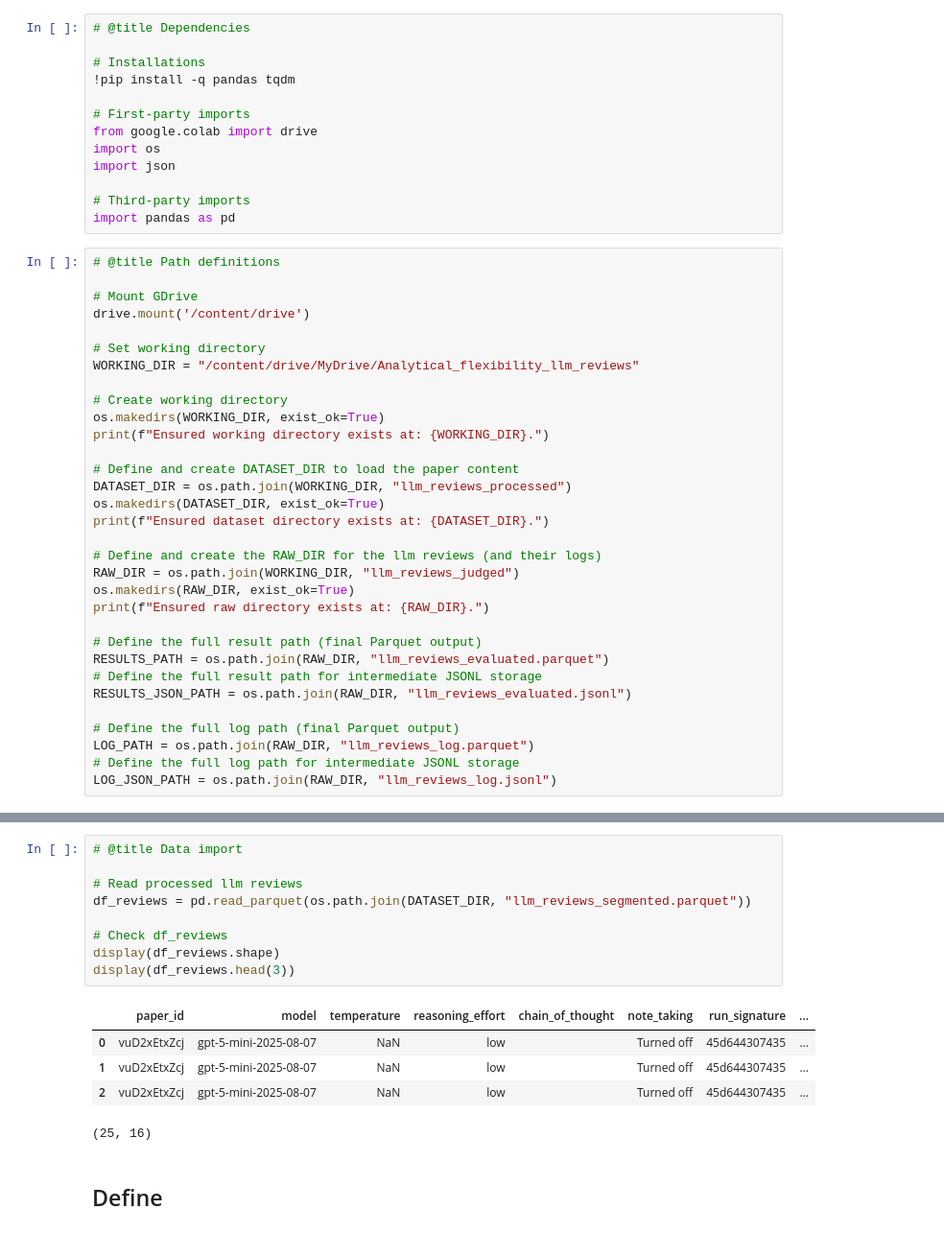
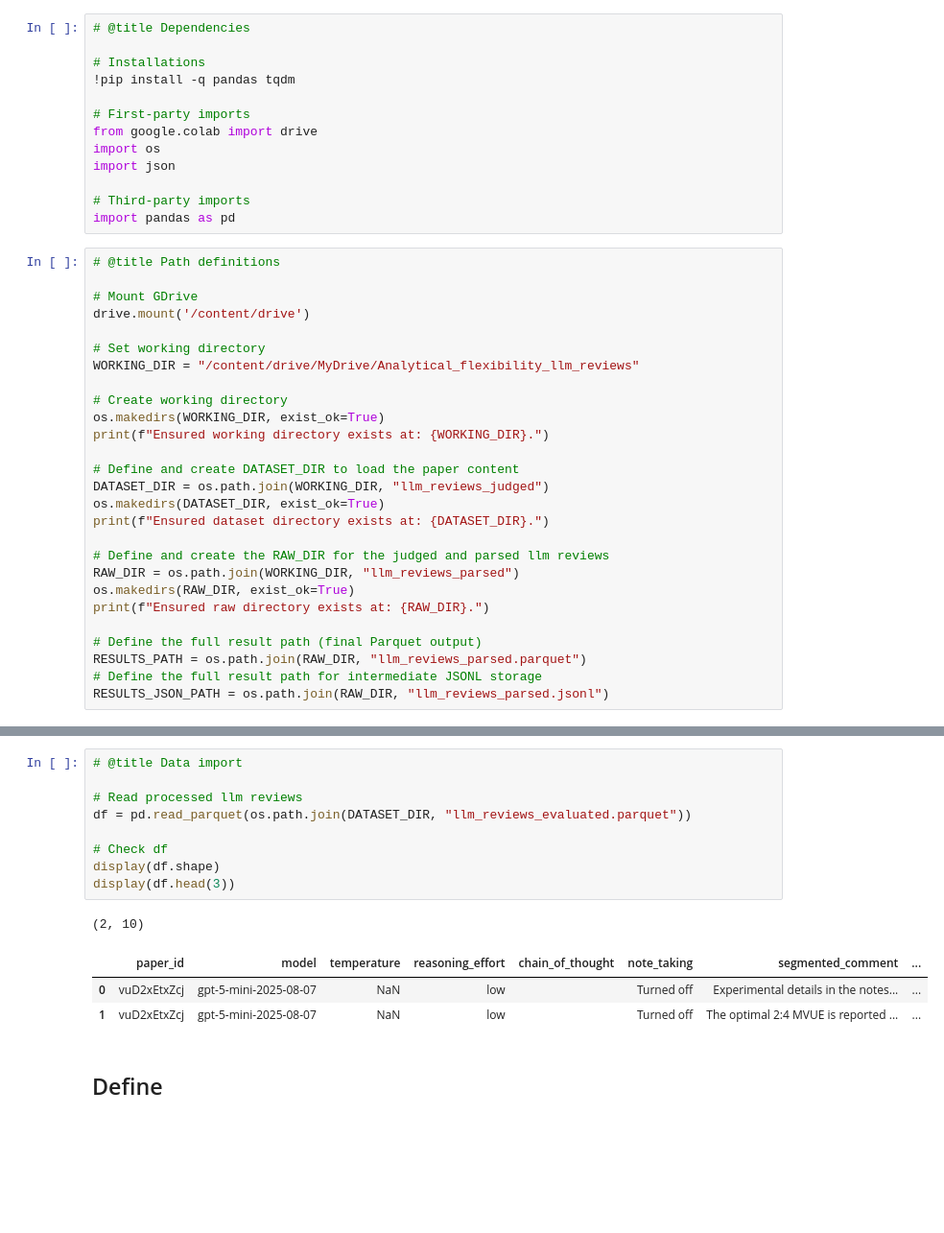
Before and after one commit to hiiamlars/analytical_flexibility_llm_reviews, a Jupyter notebook: data_generation/llm_review_post_processing.ipynb, the cells around one changed output, grey strips where cells are left out. Shown at 96% size. Cells and saved outputs as stored; diff of their text form; blank space fills up the shorter version.

```diff
--- a/data_generation/llm_review_post_processing.ipynb
+++ b/data_generation/llm_review_post_processing.ipynb
@@ -31,22 +31,17 @@ os.makedirs(WORKING_DIR, exist_ok=True)
 print(f"Ensured working directory exists at: {WORKING_DIR}.")
 
 # Define and create DATASET_DIR to load the paper content
-DATASET_DIR = os.path.join(WORKING_DIR, "llm_reviews_processed")
+DATASET_DIR = os.path.join(WORKING_DIR, "llm_reviews_judged")
 os.makedirs(DATASET_DIR, exist_ok=True)
 print(f"Ensured dataset directory exists at: {DATASET_DIR}.")
 
-# Define and create the RAW_DIR for the llm reviews (and their logs)
-RAW_DIR = os.path.join(WORKING_DIR, "llm_reviews_judged")
+# Define and create the RAW_DIR for the judged and parsed llm reviews
+RAW_DIR = os.path.join(WORKING_DIR, "llm_reviews_parsed")
 os.makedirs(RAW_DIR, exist_ok=True)
 print(f"Ensured raw directory exists at: {RAW_DIR}.")
 
 # Define the full result path (final Parquet output)
-RESULTS_PATH = os.path.join(RAW_DIR, "llm_reviews_evaluated.parquet")
+RESULTS_PATH = os.path.join(RAW_DIR, "llm_reviews_parsed.parquet")
 # Define the full result path for intermediate JSONL storage
-RESULTS_JSON_PATH = os.path.join(RAW_DIR, "llm_reviews_evaluated.jsonl")
-
-# Define the full log path (final Parquet output)
-LOG_PATH = os.path.join(RAW_DIR, "llm_reviews_log.parquet")
-# Define the full log path for intermediate JSONL storage
-LOG_JSON_PATH = os.path.join(RAW_DIR, "llm_reviews_log.jsonl")
+RESULTS_JSON_PATH = os.path.join(RAW_DIR, "llm_reviews_parsed.jsonl")
 # %% [output]
@@ -72,18 +75,17 @@ EXPECTED_LABEL_KEYS = [
 # %%
 # @title Data import
 
 # Read processed llm reviews
-df_reviews = pd.read_parquet(os.path.join(DATASET_DIR, "llm_reviews_segmented.parquet"))
+df = pd.read_parquet(os.path.join(DATASET_DIR, "llm_reviews_evaluated.parquet"))
 
-# Check df_reviews
-display(df_reviews.shape)
-display(df_reviews.head(3))
+# Check df
+display(df.shape)
+display(df.head(3))
 # %% [output]
+(2, 10)
-|  | paper_id | model | temperature | reasoning_effort | chain_of_thought | note_taking | run_signature | ... |
-| 0 | vuD2xEtxZcj | gpt-5-mini-2025-08-07 | NaN | low |  | Turned off | 45d644307435 | ... |
-| 1 | vuD2xEtxZcj | gpt-5-mini-2025-08-07 | NaN | low |  | Turned off | 45d644307435 | ... |
-| 2 | vuD2xEtxZcj | gpt-5-mini-2025-08-07 | NaN | low |  | Turned off | 45d644307435 | ... |
+|  | paper_id | model | temperature | reasoning_effort | chain_of_thought | note_taking | segmented_comment | ... |
+| 0 | vuD2xEtxZcj | gpt-5-mini-2025-08-07 | NaN | low |  | Turned off | Experimental details in the notes... | ... |
+| 1 | vuD2xEtxZcj | gpt-5-mini-2025-08-07 | NaN | low |  | Turned off | The optimal 2:4 MVUE is reported ... | ... |
-(25, 16)
 # %% [markdown]
 ## Define
 # %% [markdown]
```
Also changed, not shown: parts of 11 cells of this notebook.
